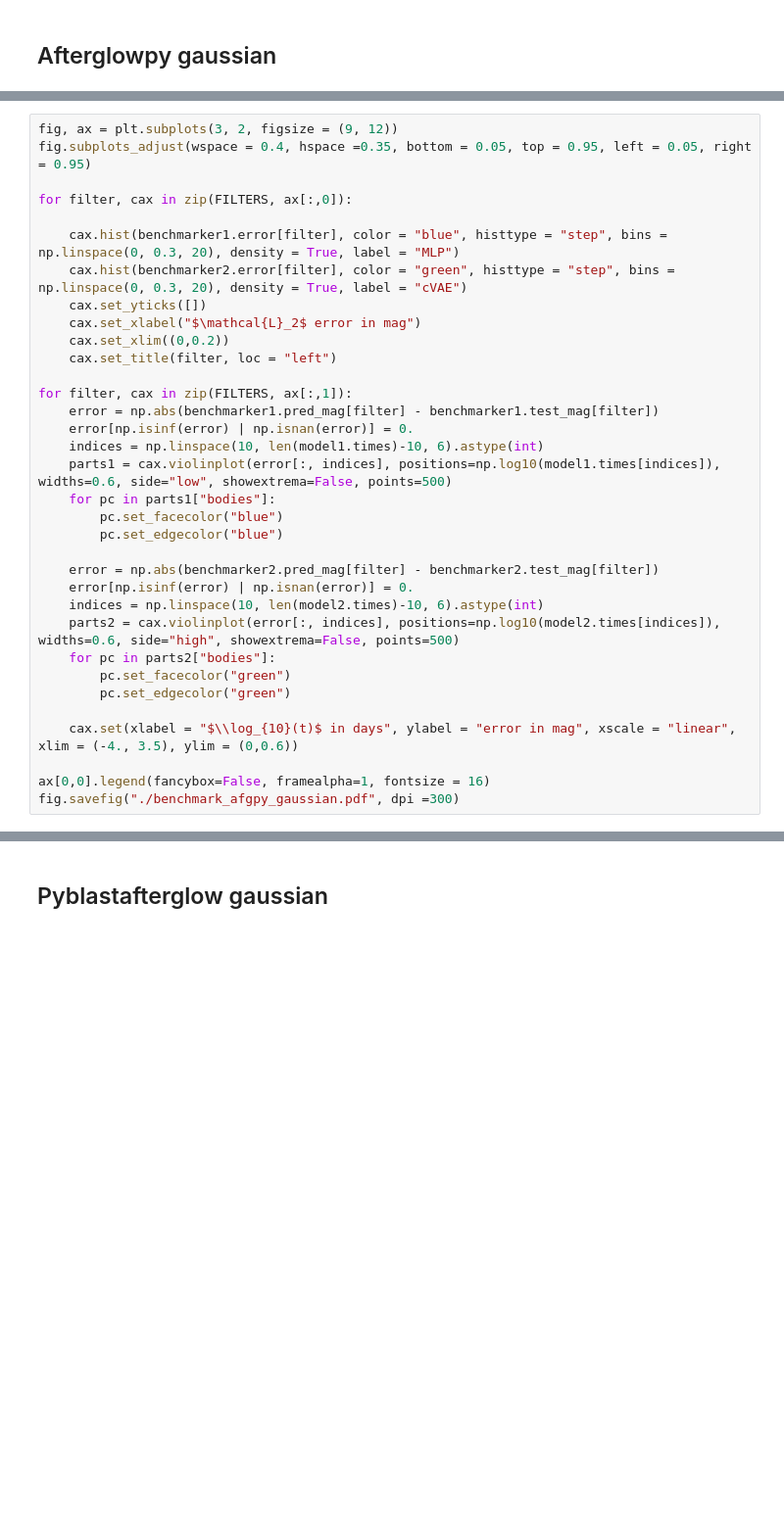
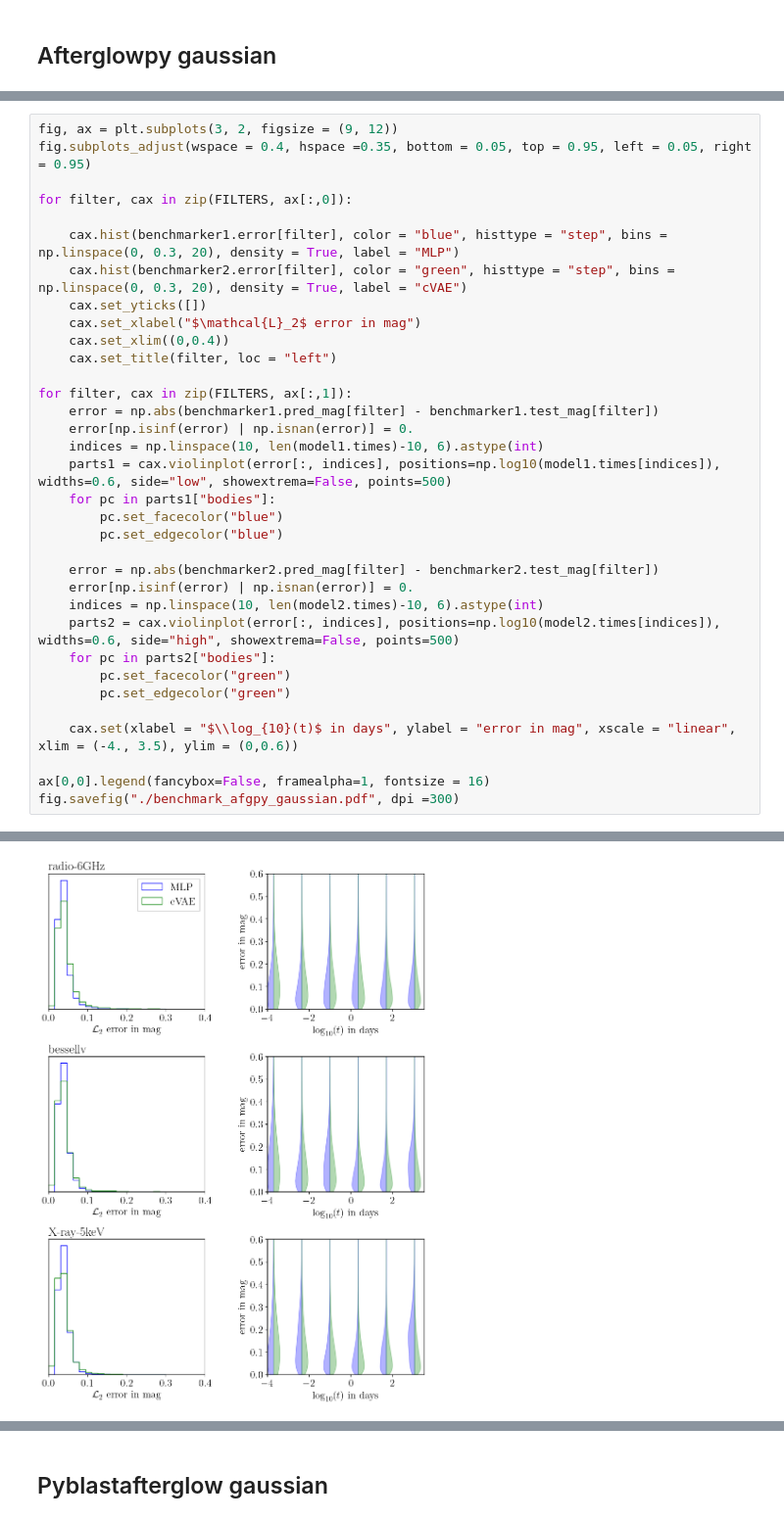
Before and after one commit to nuclear-multimessenger-astronomy/paper_fiesta, a Jupyter notebook: src/paper_fiesta/benchmarking/benchmark_plots.ipynb, the cells around one changed output, grey strips where cells are left out. Shown at 98% size. Cells and saved outputs as stored; diff of their text form; blank space fills up the shorter version.

```diff
--- a/src/paper_fiesta/benchmarking/benchmark_plots.ipynb
+++ b/src/paper_fiesta/benchmarking/benchmark_plots.ipynb
@@ -125,7 +148,7 @@ for filter, cax in zip(FILTERS, ax[:,0]):
     cax.hist(benchmarker2.error[filter], color = "green", histtype = "step", bins = np.linspace(0, 0.3, 20), density = True, label = "cVAE")
     cax.set_yticks([])
     cax.set_xlabel("$\mathcal{L}_2$ error in mag")
-    cax.set_xlim((0,0.2))
+    cax.set_xlim((0,0.4))
     cax.set_title(filter, loc = "left")
 
 for filter, cax in zip(FILTERS, ax[:,1]):
@@ -158,3 +176,4 @@ RuntimeError: Failed to process string with tex because latex could not be found
+[figure, added]
 # %%
 times, pred = model2.predict_abs_mag(dict(zip(model2.parameter_names, benchmarker2.test_X_raw[64])))
 
```
Also changed, not shown: parts of 7 cells of this notebook, 20 other files.
